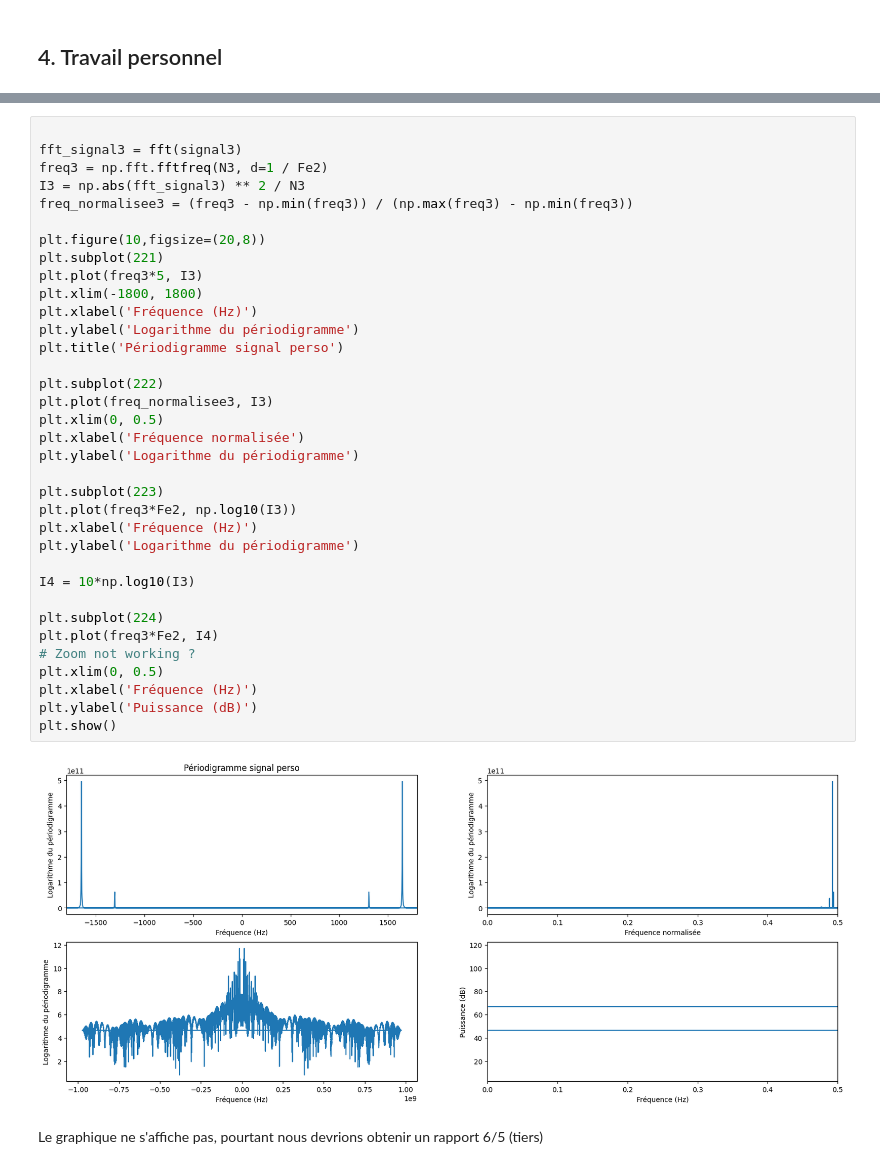
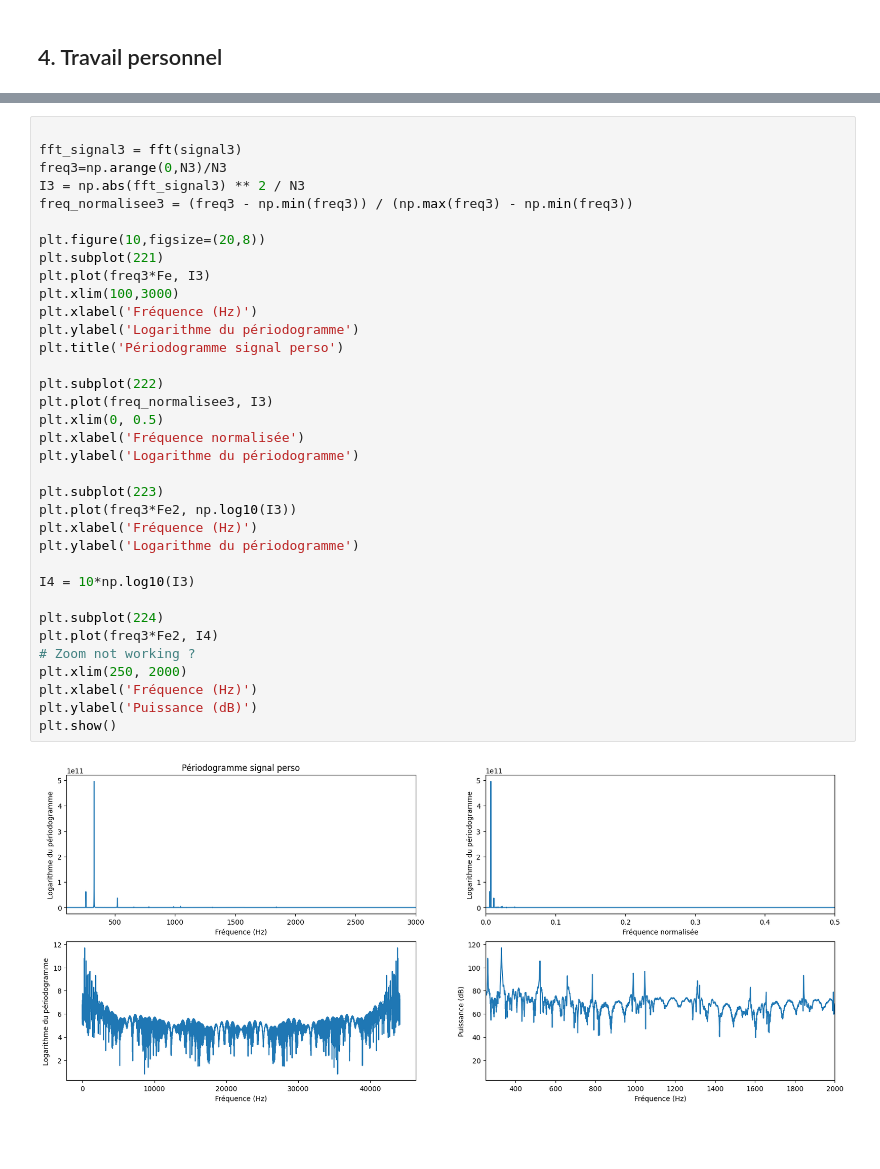
Before and after one commit to baptistejouin/IMACS3-TS-FFT, a Jupyter notebook: TP_FFT.ipynb, the cells around one changed output, grey strips where cells are left out. Cells and saved outputs as stored; diff of their text form; blank space fills up the shorter version.

```diff
--- a/TP_FFT.ipynb
+++ b/TP_FFT.ipynb
@@ -323,39 +315,37 @@ fréquence échantillonnage (Hz)= 44100
 # %%
 
 fft_signal3 = fft(signal3)
-freq3 = np.fft.fftfreq(N3, d=1 / Fe2)
+freq3=np.arange(0,N3)/N3
 I3 = np.abs(fft_signal3) ** 2 / N3
 freq_normalisee3 = (freq3 - np.min(freq3)) / (np.max(freq3) - np.min(freq3))
 
 plt.figure(10,figsize=(20,8))
 plt.subplot(221)
-plt.plot(freq3*5, I3)
-plt.xlim(-1800, 1800)
+plt.plot(freq3*Fe, I3)
+plt.xlim(100,3000)
 plt.xlabel('Fréquence (Hz)')
-plt.ylabel('Logarithme du périodigramme')
-plt.title('Périodigramme signal perso')
+plt.ylabel('Logarithme du périodogramme')
+plt.title('Périodogramme signal perso')
 
 plt.subplot(222)
 plt.plot(freq_normalisee3, I3)
 plt.xlim(0, 0.5)
 plt.xlabel('Fréquence normalisée')
-plt.ylabel('Logarithme du périodigramme')
+plt.ylabel('Logarithme du périodogramme')
 
 plt.subplot(223)
 plt.plot(freq3*Fe2, np.log10(I3))
 plt.xlabel('Fréquence (Hz)')
-plt.ylabel('Logarithme du périodigramme')
+plt.ylabel('Logarithme du périodogramme')
 
 I4 = 10*np.log10(I3)
 
 plt.subplot(224)
 plt.plot(freq3*Fe2, I4)
 # Zoom not working ?
-plt.xlim(0, 0.5)
+plt.xlim(250, 2000)
 plt.xlabel('Fréquence (Hz)')
 plt.ylabel('Puissance (dB)')
 plt.show()
 # %% [output]
-[figure, old version]
+[figure, new version]
-# %% [markdown]
-Le graphique ne s'affiche pas, pourtant nous devrions obtenir un rapport 6/5 (tiers)
```
Also changed, not shown: parts of 14 cells of this notebook.
